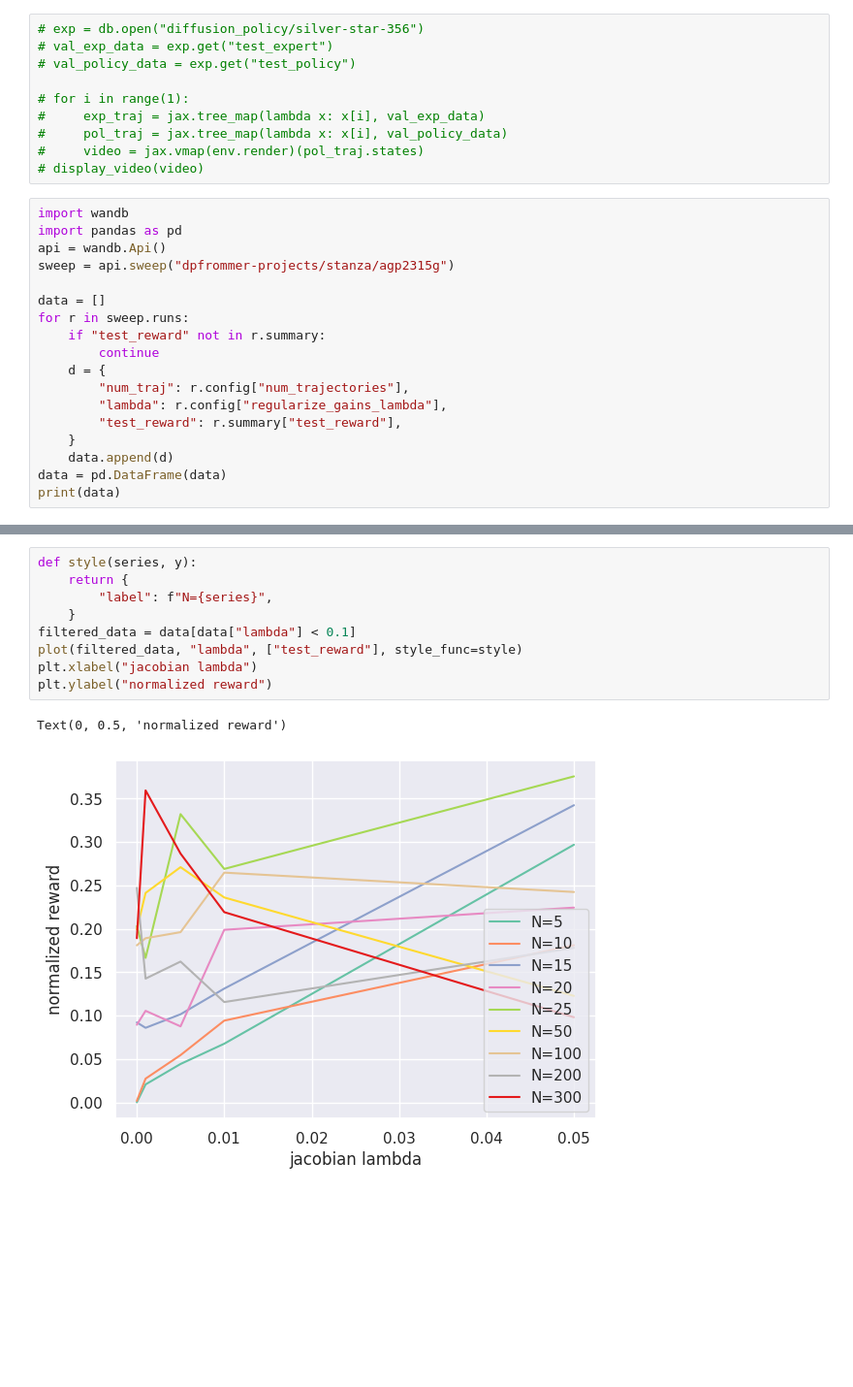
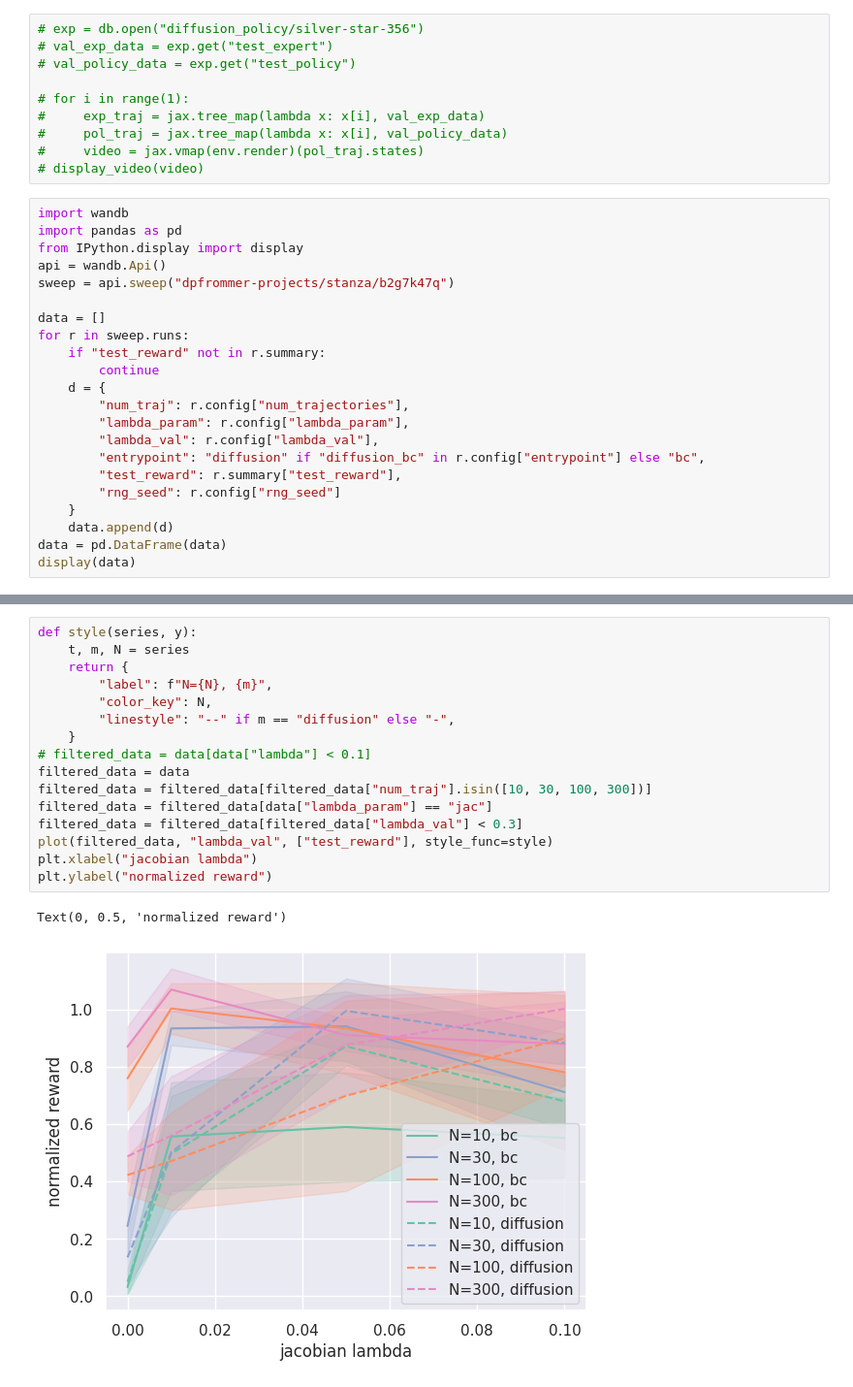
Before and after one commit to foundry-ai/foundry, a Jupyter notebook: projects/diffusion_policy/visualize_data.ipynb, the cells around one changed output, grey strips where cells are left out. Shown at 97% size. Cells and saved outputs as stored; diff of their text form; blank space fills up the shorter version.

```diff
--- a/projects/diffusion_policy/visualize_data.ipynb
+++ b/projects/diffusion_policy/visualize_data.ipynb
@@ -78,8 +75,9 @@ if env_name == "pendulum":
 # %%
 import wandb
 import pandas as pd
+from IPython.display import display
 api = wandb.Api()
-sweep = api.sweep("dpfrommer-projects/stanza/agp2315g")
+sweep = api.sweep("dpfrommer-projects/stanza/b2g7k47q")
 
 data = []
 for r in sweep.runs:
@@ -87,10 +85,13 @@ for r in sweep.runs:
         continue
     d = {
         "num_traj": r.config["num_trajectories"],
-        "lambda": r.config["regularize_gains_lambda"],
+        "lambda_param": r.config["lambda_param"],
+        "lambda_val": r.config["lambda_val"],
+        "entrypoint": "diffusion" if "diffusion_bc" in r.config["entrypoint"] else "bc",
         "test_reward": r.summary["test_reward"],
+        "rng_seed": r.config["rng_seed"]
     }
     data.append(d)
 data = pd.DataFrame(data)
-print(data)
+display(data)
 # %% [output]
@@ -144,13 +160,20 @@ def plot(data, x, ys, consolidate=[], style_func=lambda series, y: {}):
   plt.legend(loc="lower right")
 # %%
 def style(series, y):
+    t, m, N = series
     return {
-        "label": f"N={series}",
+        "label": f"N={N}, {m}",
+        "color_key": N,
+        "linestyle": "--" if m == "diffusion" else "-",
     }
-filtered_data = data[data["lambda"] < 0.1]
-plot(filtered_data, "lambda", ["test_reward"], style_func=style)
+# filtered_data = data[data["lambda"] < 0.1]
+filtered_data = data
+filtered_data = filtered_data[filtered_data["num_traj"].isin([10, 30, 100, 300])]
+filtered_data = filtered_data[data["lambda_param"] == "jac"]
+filtered_data = filtered_data[filtered_data["lambda_val"] < 0.3]
+plot(filtered_data, "lambda_val", ["test_reward"], style_func=style)
 plt.xlabel("jacobian lambda")
 plt.ylabel("normalized reward")
 # %% [output]
 Text(0, 0.5, 'normalized reward')
-[figure, old version]
+[figure, new version]
```
Also changed, not shown: parts of 6 cells of this notebook, 24 other files.
